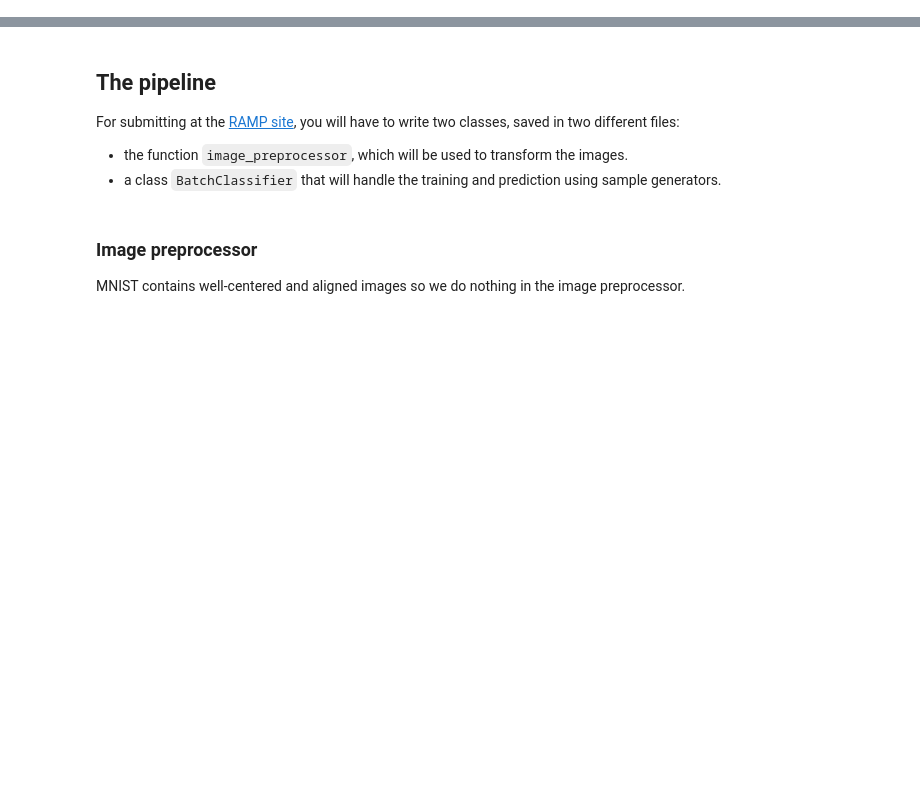
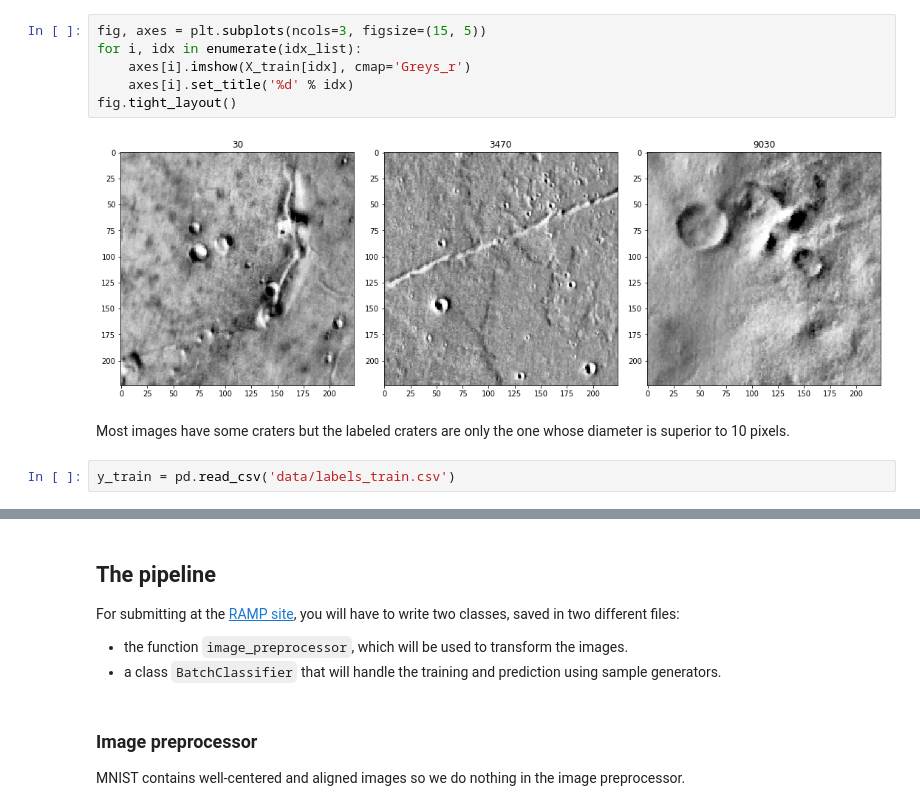
Before and after one commit to ramp-kits/mars_craters, a Jupyter notebook: mars_craters_starting_kit.ipynb, the cells around one changed output, grey strips where cells are left out. Cells and saved outputs as stored; diff of their text form; blank space fills up the shorter version.

```diff
--- a/mars_craters_starting_kit.ipynb
+++ b/mars_craters_starting_kit.ipynb
@@ -199,0 +129,12 @@ All these tansformations should be implemented in the transform function found i
+# %%
+fig, axes = plt.subplots(ncols=3, figsize=(15, 5))
+for i, idx in enumerate(idx_list):
+    axes[i].imshow(X_train[idx], cmap='Greys_r')
+    axes[i].set_title('%d' % idx)
+fig.tight_layout()
+# %% [output]
+[figure, added]
+# %% [markdown]
+Most images have some craters but the labeled craters are only the one whose diameter is superior to 10 pixels.
+# %%
+y_train = pd.read_csv('data/labels_train.csv')
```
Also changed, not shown: parts of 86 cells of this notebook, 14 other files.
